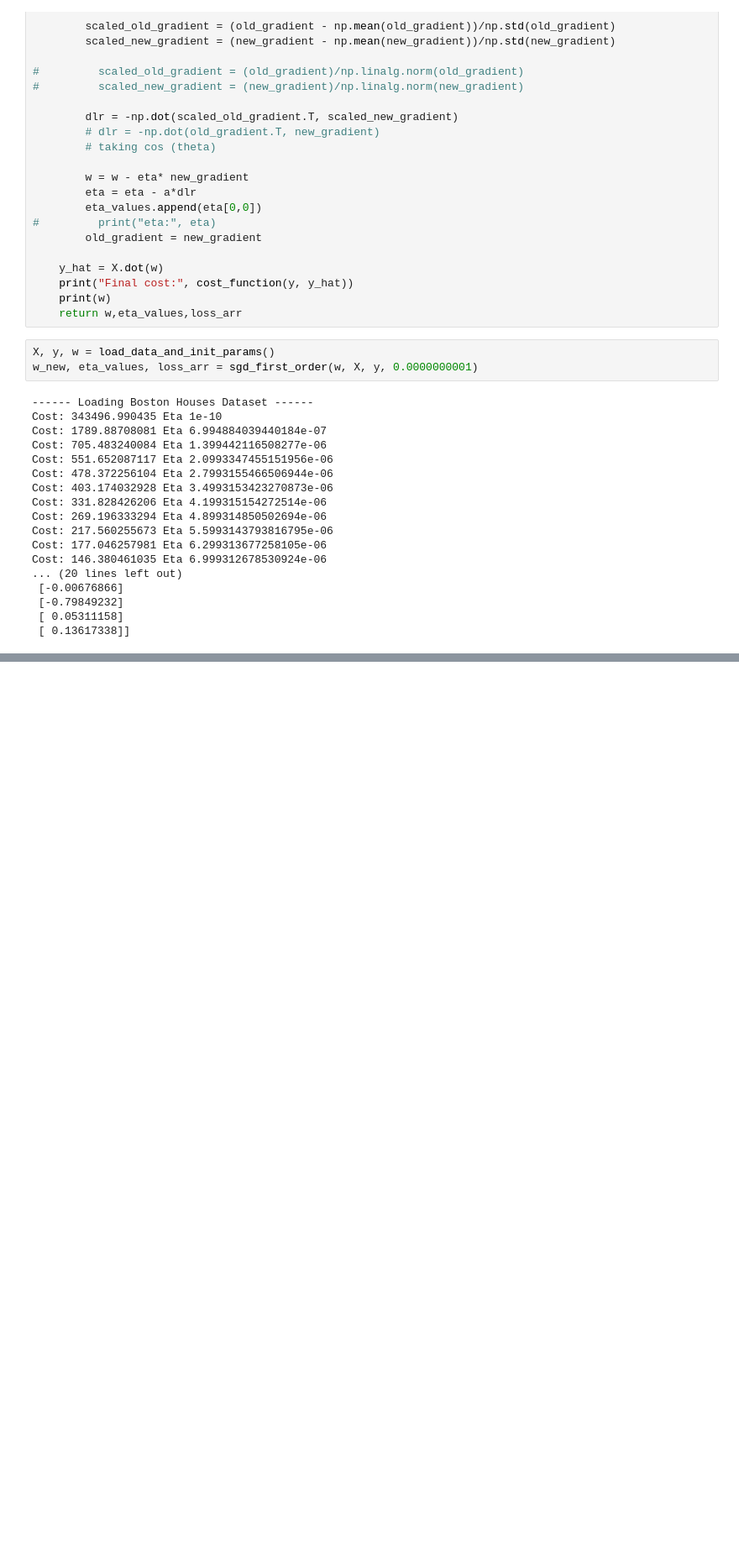
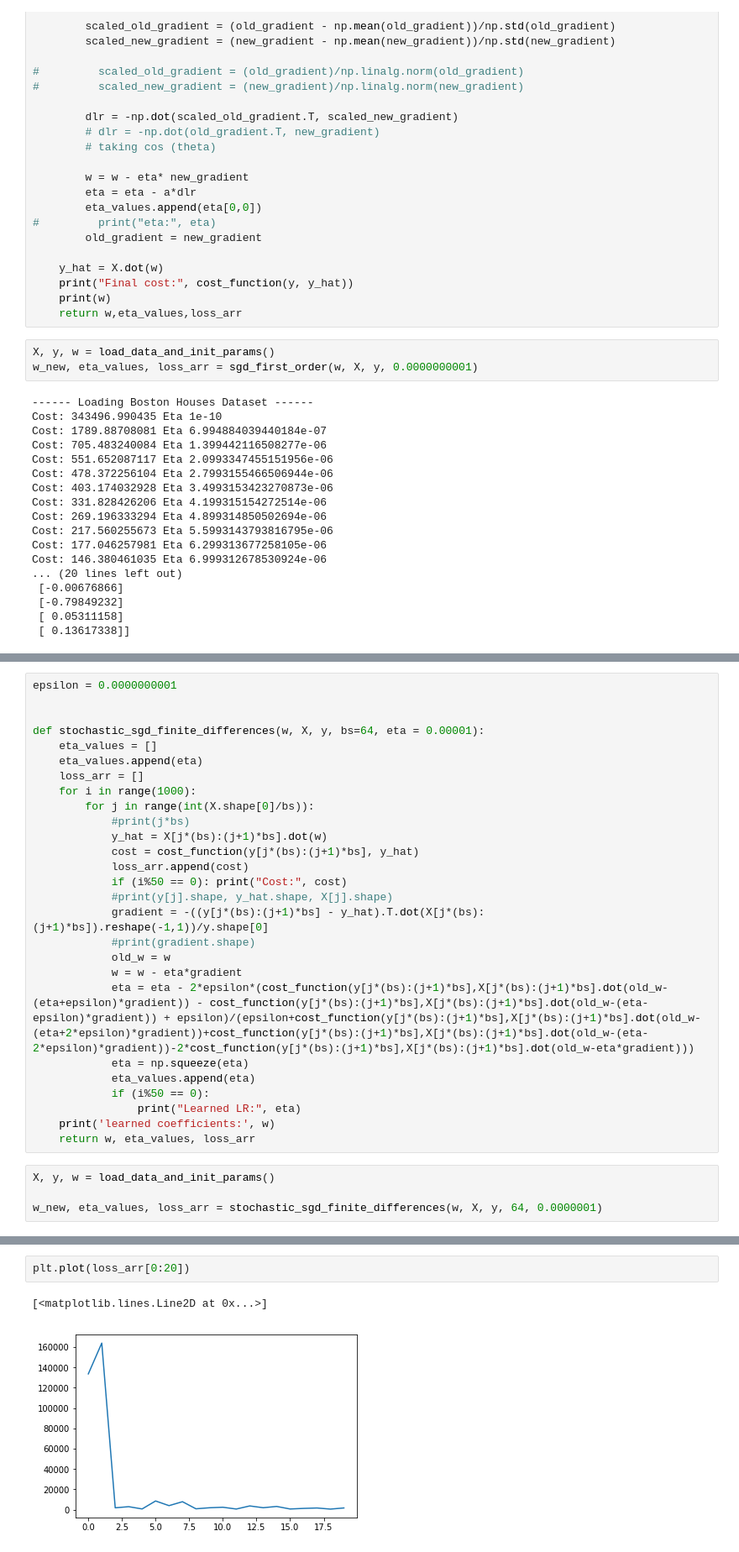
Before and after one commit to Ravoxsg/AdaptiveLROptimizer, a Jupyter notebook: linear_regression_boston.ipynb, the cells around one changed output, grey strips where cells are left out. Shown at 84% size. Drawn from its saved outputs; the diff is of its cells as text; blank space fills up the shorter version.

Commit message:
stochastic

```diff
--- a/linear_regression_boston.ipynb
+++ b/linear_regression_boston.ipynb
@@ -195,0 +199,31 @@ plt.plot(eta_values)
+# %%
+epsilon = 0.0000000001
+
+
+def stochastic_sgd_finite_differences(w, X, y, bs=64, eta = 0.00001):
+    eta_values = []
+    eta_values.append(eta)
+    loss_arr = []
+    for i in range(1000):
+        for j in range(int(X.shape[0]/bs)):
+            #print(j*bs)
+            y_hat = X[j*(bs):(j+1)*bs].dot(w)
+            cost = cost_function(y[j*(bs):(j+1)*bs], y_hat)
+            loss_arr.append(cost)
+            if (i%50 == 0): print("Cost:", cost)
+            #print(y[j].shape, y_hat.shape, X[j].shape)
+            gradient = -((y[j*(bs):(j+1)*bs] - y_hat).T.dot(X[j*(bs):(j+1)*bs]).reshape(-1,1))/y.shape[0]
+            #print(gradient.shape)
+            old_w = w
+            w = w - eta*gradient
+            eta = eta - 2*epsilon*(cost_function(y[j*(bs):(j+1)*bs],X[j*(bs):(j+1)*bs].dot(old_w-(eta+epsilon)*gradient)) - cost_function(y[j*(bs):(j+1)*bs],X[j*(bs):(j+1)*bs].dot(old_w-(eta-epsilon)*gradient)) + epsilon)/(epsilon+cost_function(y[j*(bs):(j+1)*bs],X[j*(bs):(j+1)*bs].dot(old_w-(eta+2*epsilon)*gradient))+cost_function(y[j*(bs):(j+1)*bs],X[j*(bs):(j+1)*bs].dot(old_w-(eta-2*epsilon)*gradient))-2*cost_function(y[j*(bs):(j+1)*bs],X[j*(bs):(j+1)*bs].dot(old_w-eta*gradient)))
+            eta = np.squeeze(eta)
+            eta_values.append(eta)
+            if (i%50 == 0):
+                print("Learned LR:", eta)
+    print('learned coefficients:', w)
+    return w, eta_values, loss_arr
+# %%
+X, y, w = load_data_and_init_params()
+
+w_new, eta_values, loss_arr = stochastic_sgd_finite_differences(w, X, y, 64, 0.0000001)
@@ -195,0 +248,5 @@ plt.plot(eta_values)
+# %%
+plt.plot(loss_arr[0:20])
+# %% [output]
+[<matplotlib.lines.Line2D at 0x...>]
+[figure, added]
```
Also changed, not shown: parts of 9 cells of this notebook.
